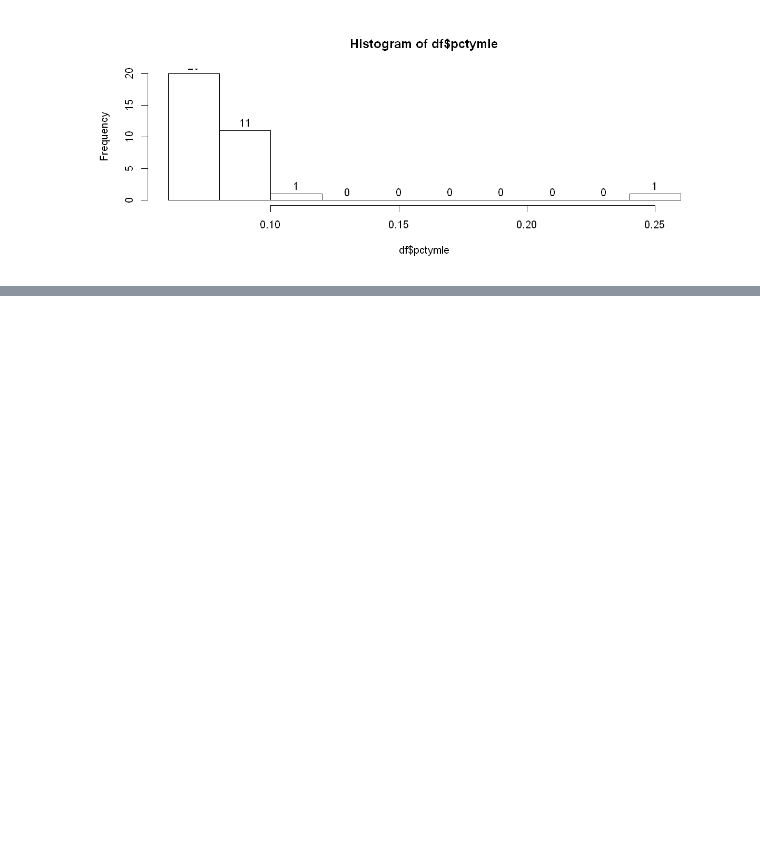
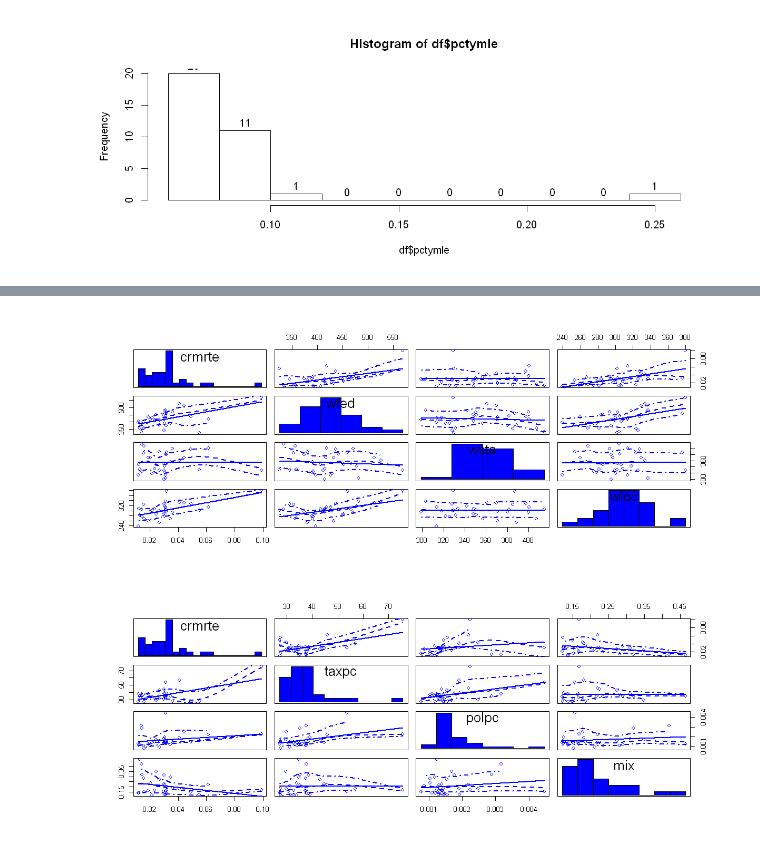
Before and after one commit to keithwerts1/w203_Lab_3, a Jupyter notebook: Lab_3_Hilton_Model_Building_Process_and_Model_#1.ipynb, the cells around one changed output, grey strips where cells are left out. Cells and saved outputs as stored; diff of their text form; code cells hidden in the pictures; blank space fills up the shorter version.

```diff
--- a/Lab_3_Hilton_Model_Building_Process_and_Model_#1.ipynb
+++ b/Lab_3_Hilton_Model_Building_Process_and_Model_#1.ipynb
@@ -279,0 +268,6 @@ scatterplotMatrix(~df$crmrte + df$prbarr + df$prbconv2 + df$prbpris)
+# %%
+scatterplotMatrix(~crmrte + wfed + wsta + wloc, data = df, diagonal = list(method = "histogram"))
+scatterplotMatrix(~crmrte + taxpc + polpc + mix, data = df, diagonal = list(method = "histogram"))
+# %% [output]
+[figure, added]
+[figure, added]
```
Also changed, not shown: parts of 12 cells of this notebook.
